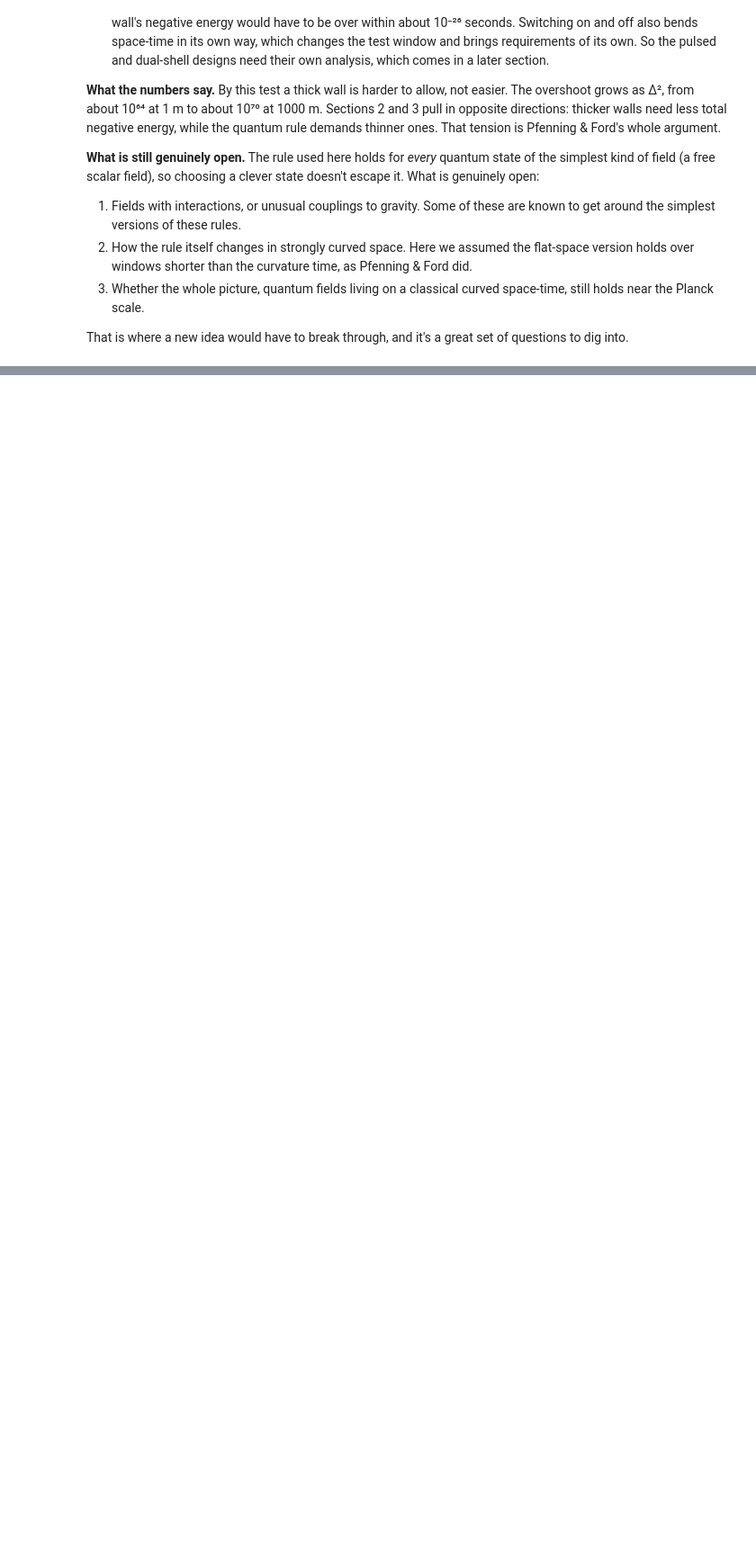
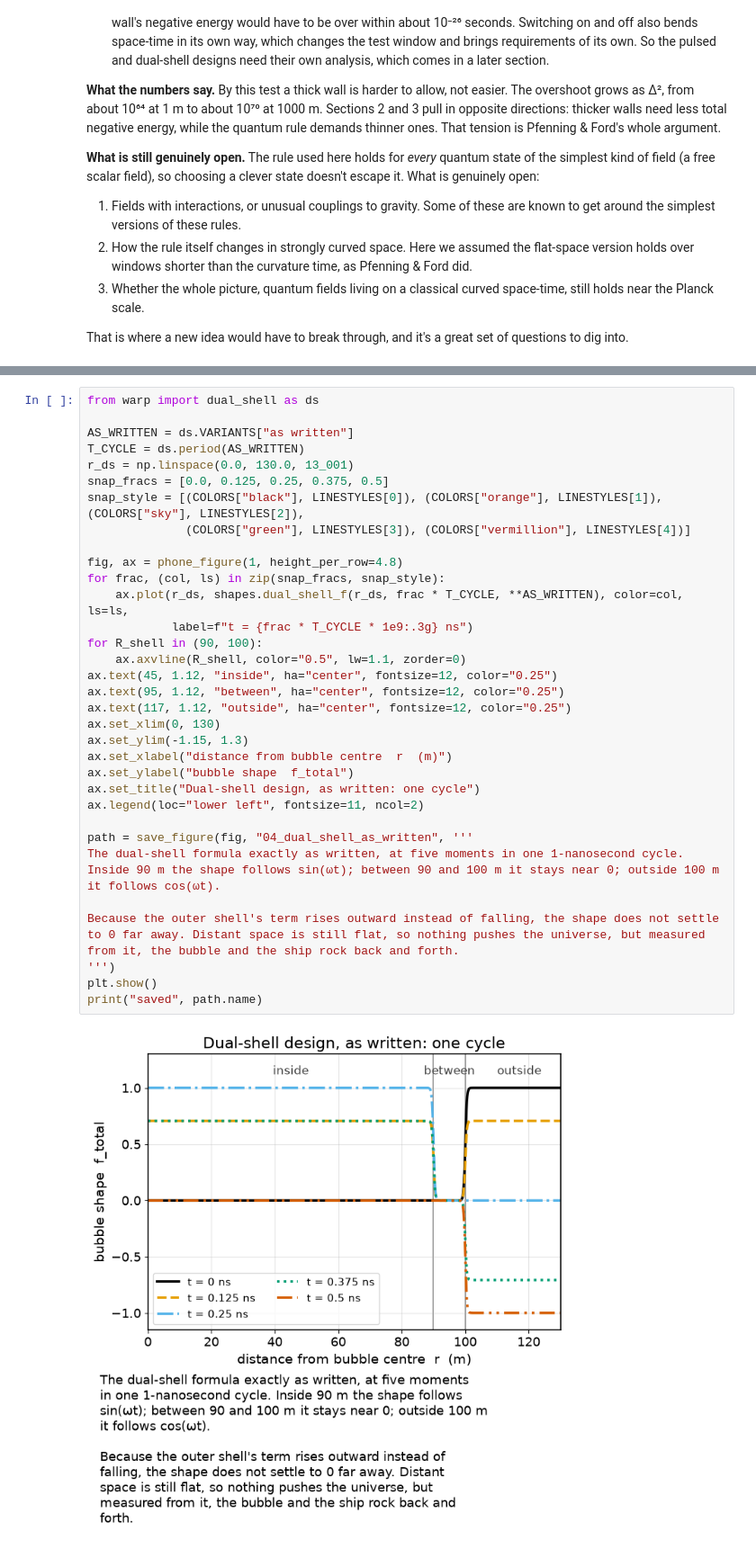
Before and after one commit to gvorwaller/warpdrive, a Jupyter notebook: warp_bubble.ipynb, the cells around one changed output, grey strips where cells are left out. Shown at 90% size. Saved outputs shown, nothing was run; the diff lists cells and outputs as text; blank space fills up the shorter version.

```diff
--- a/warp_bubble.ipynb
+++ b/warp_bubble.ipynb
@@ -476,0 +491,35 @@ That is where a new idea would have to break through, and it's a great set of qu
+# %%
+from warp import dual_shell as ds
+
+AS_WRITTEN = ds.VARIANTS["as written"]
+T_CYCLE = ds.period(AS_WRITTEN)
+r_ds = np.linspace(0.0, 130.0, 13_001)
+snap_fracs = [0.0, 0.125, 0.25, 0.375, 0.5]
+snap_style = [(COLORS["black"], LINESTYLES[0]), (COLORS["orange"], LINESTYLES[1]), (COLORS["sky"], LINESTYLES[2]),
+              (COLORS["green"], LINESTYLES[3]), (COLORS["vermillion"], LINESTYLES[4])]
+
+fig, ax = phone_figure(1, height_per_row=4.8)
+for frac, (col, ls) in zip(snap_fracs, snap_style):
+    ax.plot(r_ds, shapes.dual_shell_f(r_ds, frac * T_CYCLE, **AS_WRITTEN), color=col, ls=ls,
+            label=f"t = {frac * T_CYCLE * 1e9:.3g} ns")
+for R_shell in (90, 100):
+    ax.axvline(R_shell, color="0.5", lw=1.1, zorder=0)
+ax.text(45, 1.12, "inside", ha="center", fontsize=12, color="0.25")
+ax.text(95, 1.12, "between", ha="center", fontsize=12, color="0.25")
+ax.text(117, 1.12, "outside", ha="center", fontsize=12, color="0.25")
+ax.set_xlim(0, 130)
+ax.set_ylim(-1.15, 1.3)
+ax.set_xlabel("distance from bubble centre  r  (m)")
+ax.set_ylabel("bubble shape  f_total")
+ax.set_title("Dual-shell design, as written: one cycle")
+ax.legend(loc="lower left", fontsize=11, ncol=2)
+
+path = save_figure(fig, "04_dual_shell_as_written", '''
+The dual-shell formula exactly as written, at five moments in one 1-nanosecond cycle. Inside 90 m the shape follows sin(ωt); between 90 and 100 m it stays near 0; outside 100 m it follows cos(ωt).
+
+Because the outer shell's term rises outward instead of falling, the shape does not settle to 0 far away. Distant space is still flat, so nothing pushes the universe, but measured from it, the bubble and the ship rock back and forth.
+''')
+plt.show()
+print("saved", path.name)
+# %% [output]
+[figure, added]
```
Also changed, not shown: parts of 9 cells of this notebook, 10 other files.
